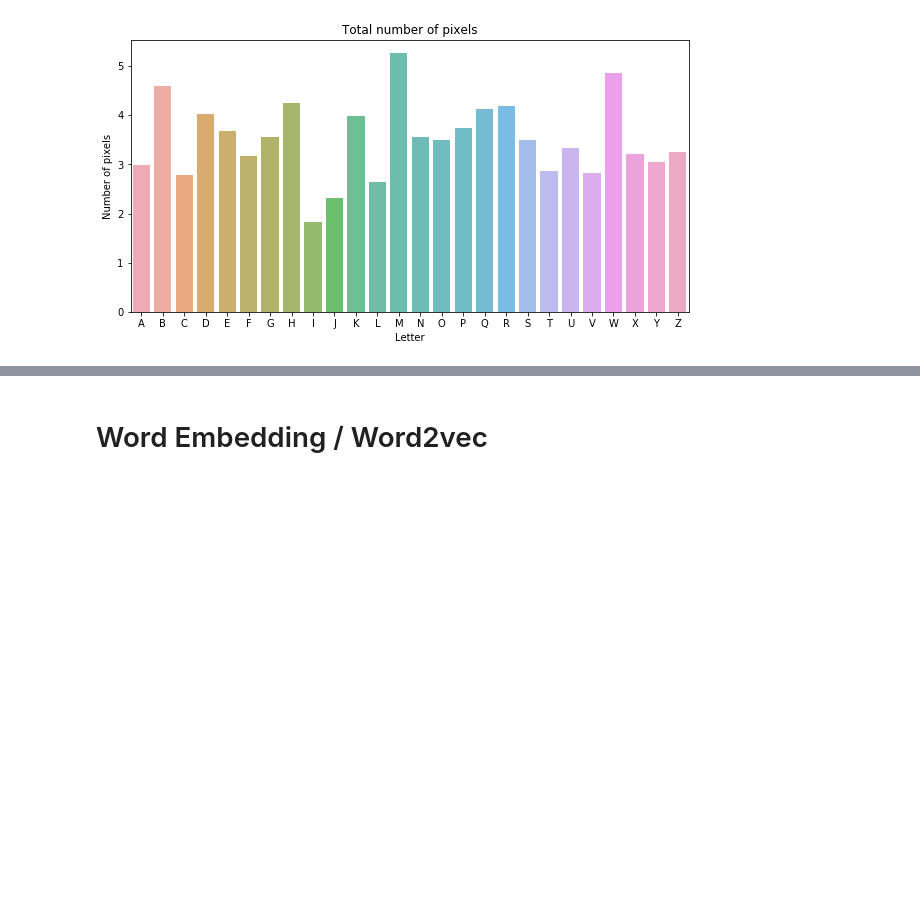
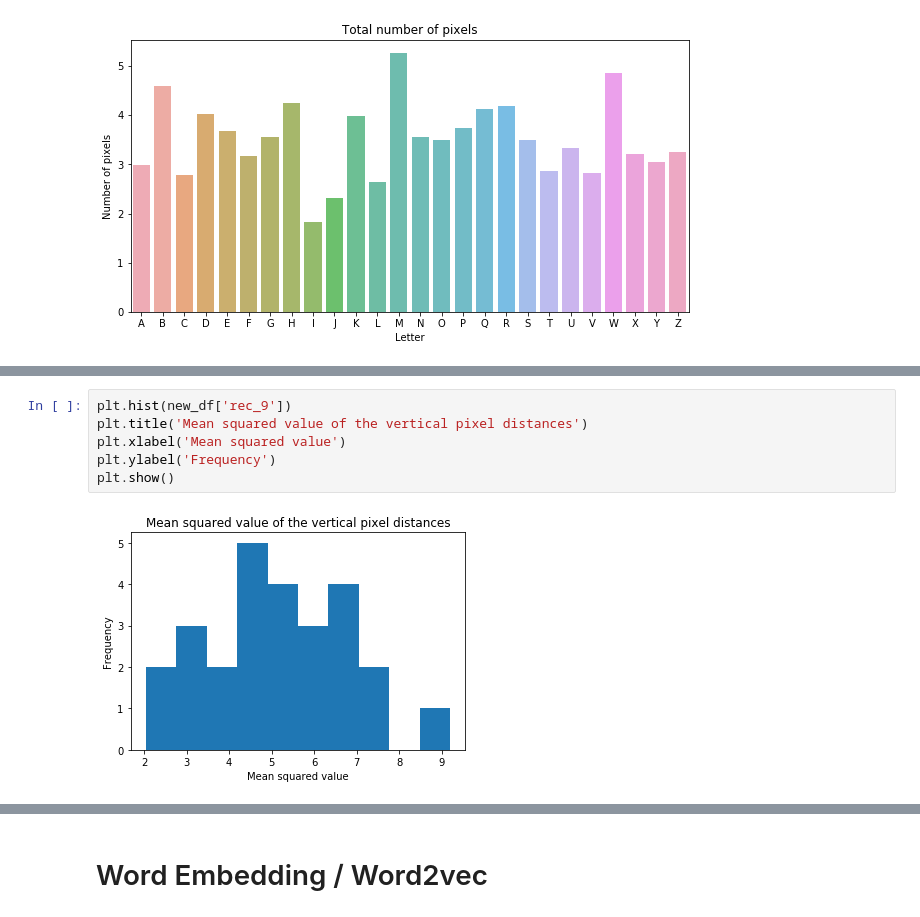
Before and after one commit to jgaussens/letterRecognition_mod, a Jupyter notebook: Data_Viz.ipynb, the cells around one changed output, grey strips where cells are left out. Drawn from its saved outputs; the diff is of its cells as text; blank space fills up the shorter version.

```diff
--- a/Data_Viz.ipynb
+++ b/Data_Viz.ipynb
@@ -218,0 +268,8 @@ plt.show()
+# %%
+plt.hist(new_df['rec_9'])
+plt.title('Mean squared value of the vertical pixel distances')
+plt.xlabel('Mean squared value')
+plt.ylabel('Frequency')
+plt.show()
+# %% [output]
+[figure, added]
```
Also changed, not shown: parts of 26 cells of this notebook, 1 other file.
